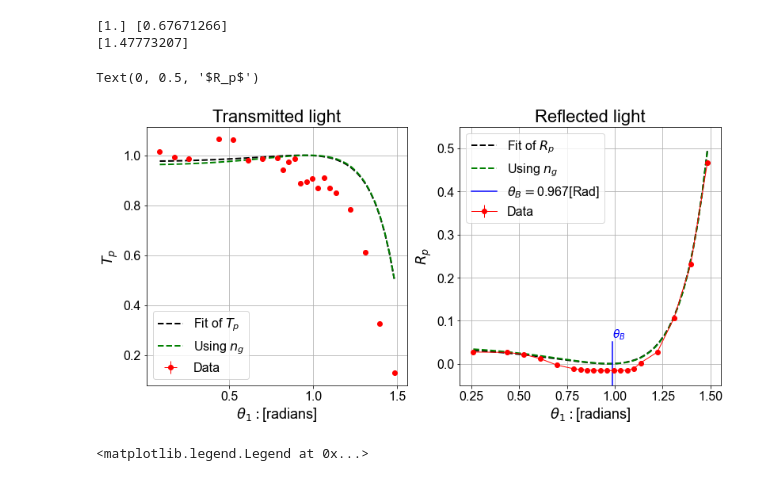
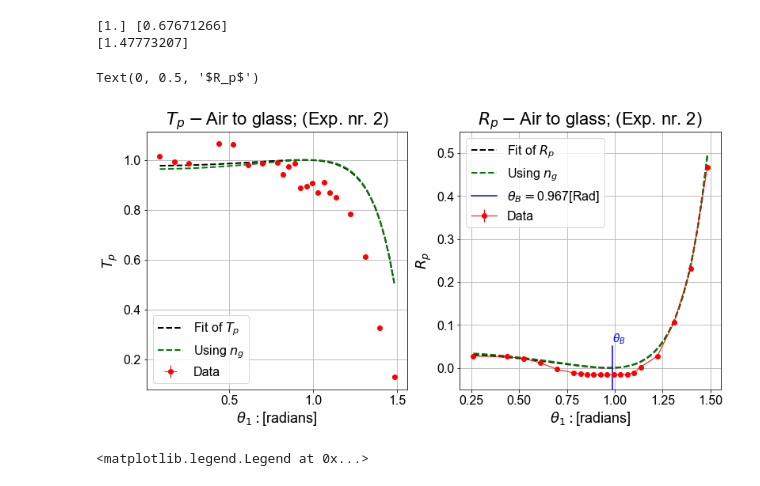
Before and after one commit to Neub28/Experimentel-Physics-2, a Jupyter notebook: Databehandling/Labdag 3/p-polariseret/Databehandling fra luft til glas - p.ipynb, the cells around one changed output. Cells and saved outputs as stored; diff of their text form; code cells hidden in the pictures.

```diff
--- a/Databehandling/Labdag 3/p-polariseret/Databehandling fra luft til glas - p.ipynb
+++ b/Databehandling/Labdag 3/p-polariseret/Databehandling fra luft til glas - p.ipynb
@@ -159,8 +159,8 @@ print(nT_true)
 [1.47773207]
 # %%
 fig, axs = plt.subplots(1,2, figsize=(13,6))
-axs[1].set_title("Reflected light")
-axs[0].set_title("Transmitted light")
+axs[1].set_title(r"$R_p-$Air to glass; (Exp. nr. 2)")
+axs[0].set_title(r"$T_p-$Air to glass; (Exp. nr. 2)")
 axs[1].set_ylim([-0.05, 0.55])
 
 
@@ -203,34 +203,34 @@ theta_B_u = np.arctan(1.6125600985714286/1)
 
 
 
 theta_T = np.linspace(min(theta_newT), max(theta_newT))
 theta_R = np.linspace(min(theta_newR), max(theta_newR))
 
 nTT, pcovnT = curve_fit(Tkoef, theta_newT, Tl, p0=[1.4])
 nRR, pcovnR = curve_fit(Rkoef, theta_newR, Rl, p0=[1.4])
 
 theta_B_R = np.arctan(nRR/1)
 
 
 axs[0].errorbar(theta_newT, Tl, xerr=sigma_radian, yerr=Tl_uc, lw=1, label="Data", c='r', fmt='o')
 axs[1].errorbar(theta_newR, Rl, xerr=sigma_radian, yerr=Rl_uc, lw=1, label="Data", c='r', fmt='o-')
 axs[0].plot(theta_T, Tkoef(theta_T, nTT), ls="--", c="k", lw=2, label=r"Fit of $T_p$")
 axs[1].plot(theta_R, Rkoef(theta_R, nRR), ls="--", c="k", lw=2, label=r"Fit of $R_p$")
 
 axs[0].plot(theta_T, Tkoef(theta_T, 1/nT), ls="--", c="g", lw=2, label=r"Using $n_g$")
 axs[1].plot(theta_R, Rkoef(theta_R, 1/nT), ls="--", c="g", lw=2, label=r"Using $n_g$")
 
 axs[1].plot([theta_B_m, theta_B_m], [-0.2, 0.05], '-' ,c='b', label=r"$\theta_B = $"f"{round(theta_B_R[0],3)}[Rad]")
 axs[1].annotate(r"$\theta_B$", xy=(theta_B_R, -0.05),  xytext=(theta_B_R +0.02, 0.06),  fontsize=14, c="b")
 for ax in axs:
     ax.grid()
     ax.legend()
     ax.set_xlabel(r"$\theta_1: $[radians]")
 axs[0].set_ylabel(r"$T_p$")
 axs[1].set_ylabel(r"$R_p$")
 # %% [output]
 Text(0, 0.5, '$R_p$')
-[figure, old version]
+[figure, new version]
 # %%
 fig, ax = plt.subplots(figsize=(6,6))
 ax.set_title("Reflected light")
```
Also changed, not shown: parts of 2 cells of this notebook, 2 other files.
